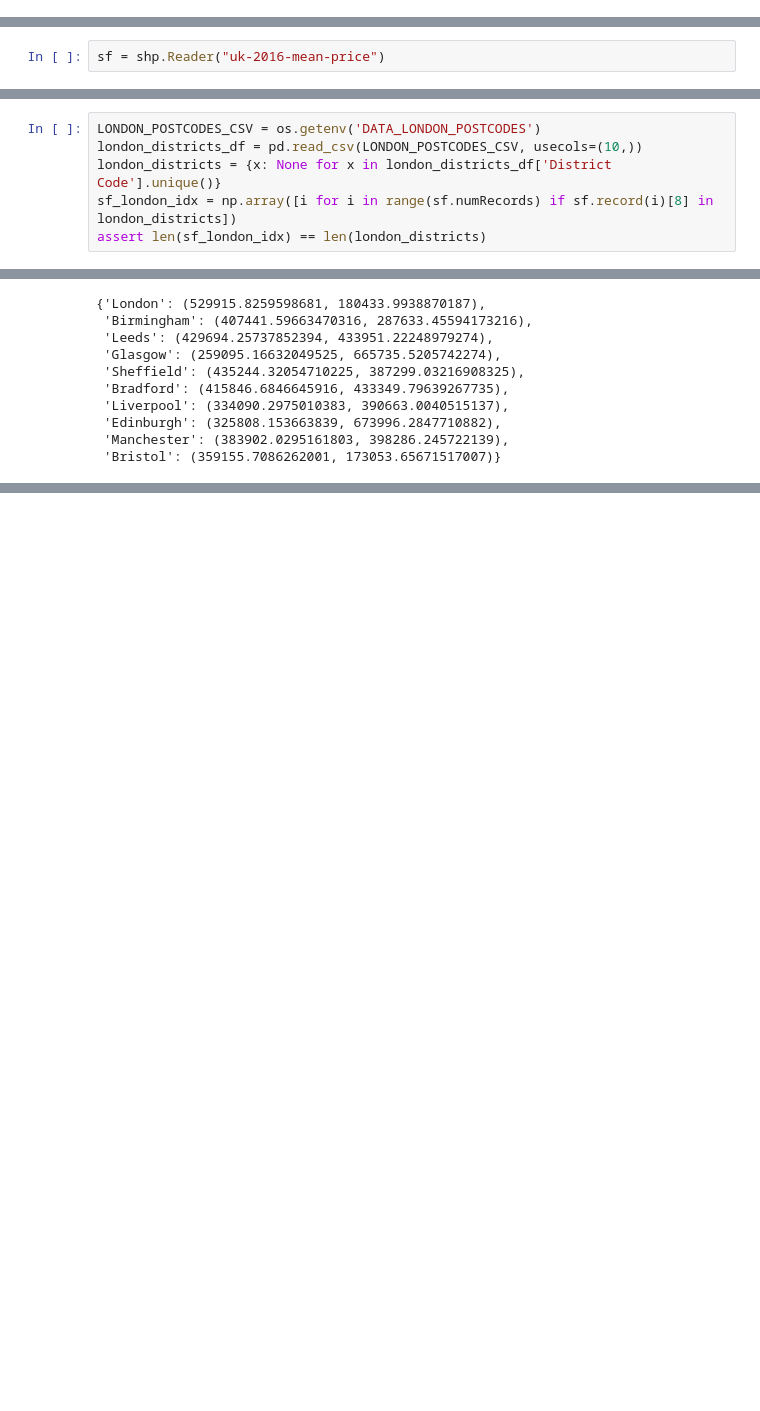
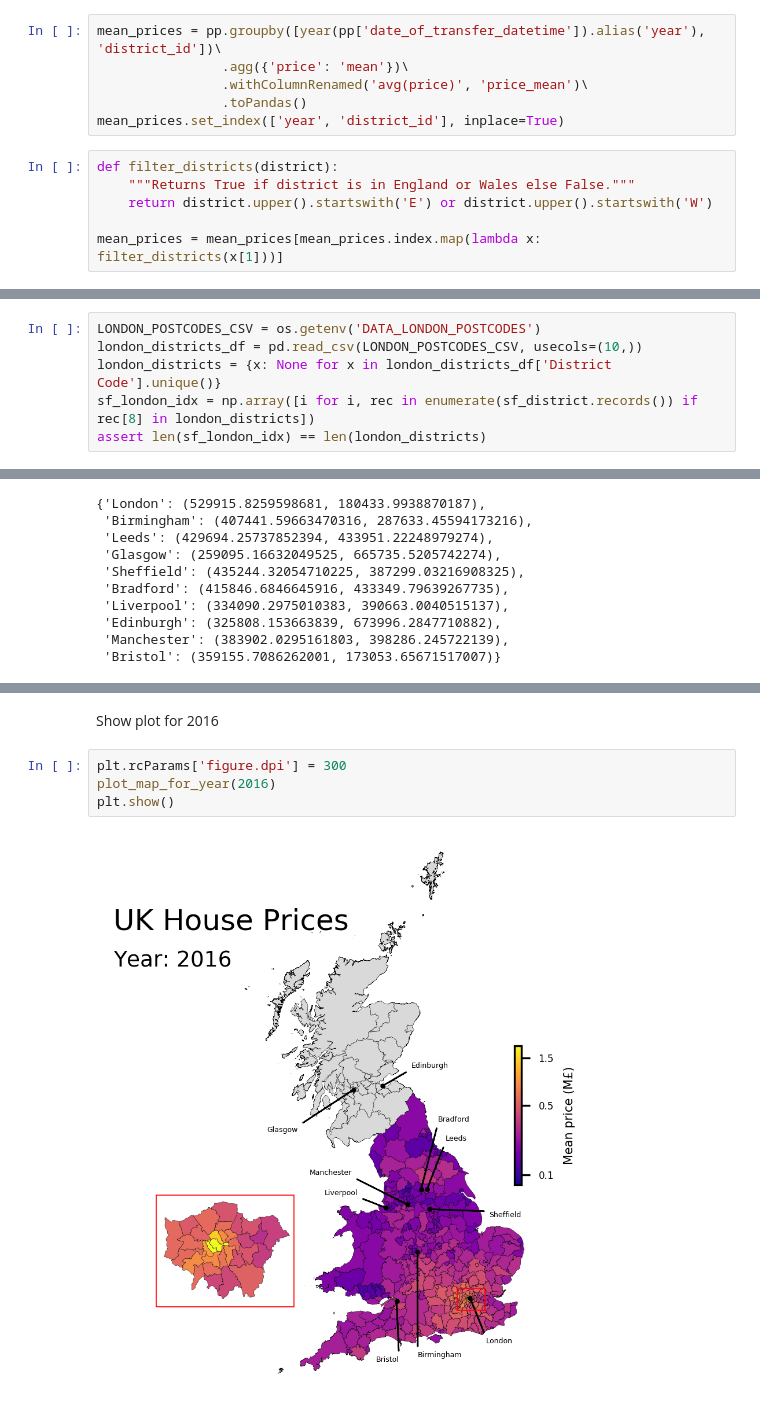
Before and after one commit to chrisk314/spark-uk-house-data-map, a Jupyter notebook: uk-house-data-map.ipynb, the cells around one changed output, grey strips where cells are left out. Cells and saved outputs as stored; diff of their text form; blank space fills up the shorter version.

```diff
--- a/uk-house-data-map.ipynb
+++ b/uk-house-data-map.ipynb
@@ -559,15 +416,25 @@ sf_writer.save("uk-2016-mean-price")
+# %%
+mean_prices = pp.groupby([year(pp['date_of_transfer_datetime']).alias('year'), 'district_id'])\
+                .agg({'price': 'mean'})\
+                .withColumnRenamed('avg(price)', 'price_mean')\
+                .toPandas()
+mean_prices.set_index(['year', 'district_id'], inplace=True)
+# %%
+def filter_districts(district):
+    """Returns True if district is in England or Wales else False."""
+    return district.upper().startswith('E') or district.upper().startswith('W')
+
+mean_prices = mean_prices[mean_prices.index.map(lambda x: filter_districts(x[1]))]
 # %% [markdown]
 ---
 ### Plotting map
-# %%
-sf = shp.Reader("uk-2016-mean-price")
 # %% [markdown]
 Dictionary to isolate London districts.
 # %%
 LONDON_POSTCODES_CSV = os.getenv('DATA_LONDON_POSTCODES')
 london_districts_df = pd.read_csv(LONDON_POSTCODES_CSV, usecols=(10,))
 london_districts = {x: None for x in london_districts_df['District Code'].unique()}
-sf_london_idx = np.array([i for i in range(sf.numRecords) if sf.record(i)[8] in london_districts])
+sf_london_idx = np.array([i for i, rec in enumerate(sf_district.records()) if rec[8] in london_districts])
 assert len(sf_london_idx) == len(london_districts)
 # %% [markdown]
 The `pyproj` package is useful for converting between geographic projections. Projection formats are specified by [ESPG codes](http://spatialreference.org/).
@@ -704,2 +606,10 @@ plt.show()
+# %% [markdown]
+Show plot for 2016
+# %%
+plt.rcParams['figure.dpi'] = 300
+plot_map_for_year(2016)
+plt.show()
+# %% [output]
+[figure, added]
 # %% [markdown]
 **TODO**
```
Also changed, not shown: parts of 51 cells of this notebook.
